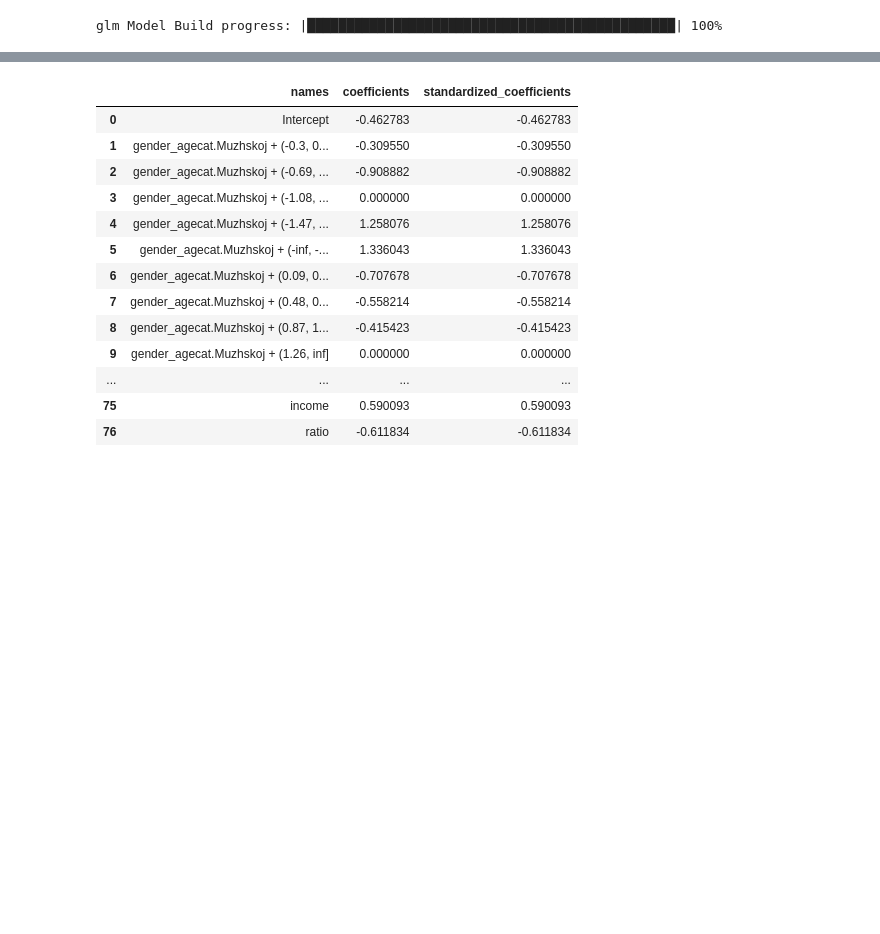
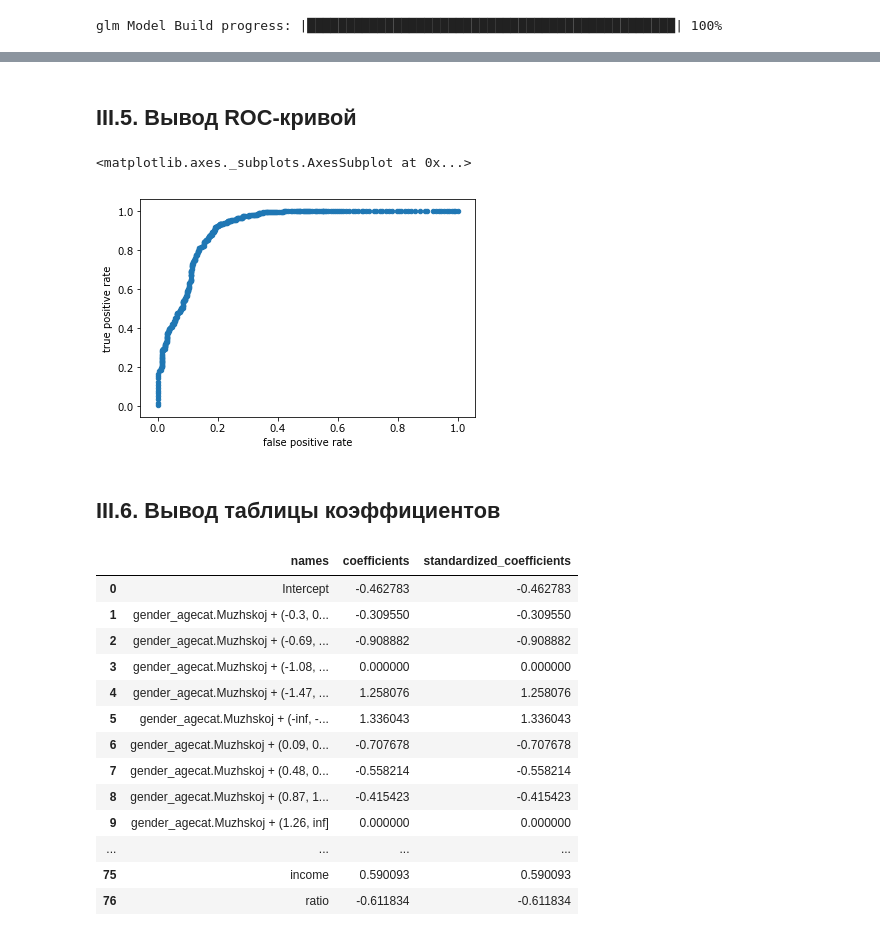
Before and after one commit to dorogov/Learning_Pandas_russian_translation, a Jupyter notebook: Notebooks/Приложение 5_Решение домашнего задания 1 (задача оттока Verizon).ipynb, the cells around one changed output, grey strips where cells are left out. Cells and saved outputs as stored; diff of their text form; code cells hidden in the pictures; blank space fills up the shorter version.

```diff
--- a/Notebooks/Приложение 5_Решение домашнего задания 1 (задача оттока Verizon).ipynb
+++ b/Notebooks/Приложение 5_Решение домашнего задания 1 (задача оттока Verizon).ipynb
@@ -827,3 +1011,15 @@ Scoring History:
+# %% [markdown]
+## III.5. Вывод ROC-кривой
+# %%
+# выводим ROC-кривую для контрольной выборки
+tmp = glm_model.roc(valid=True)
+df = pd.DataFrame({'false positive rate': tmp[0], 'true positive rate': tmp[1]})
+df.plot(kind='scatter', x='false positive rate', y='true positive rate')
+# %% [output]
+<matplotlib.axes._subplots.AxesSubplot at 0x...>
+[figure, added]
+# %% [markdown]
+## III.6. Вывод таблицы коэффициентов
 # %%
 # записываем таблицу коэффициентов
 coeff_table = glm_model._model_json['output']['coefficients_table']
```
Also changed, not shown: parts of 78 cells of this notebook, 7 other files.
